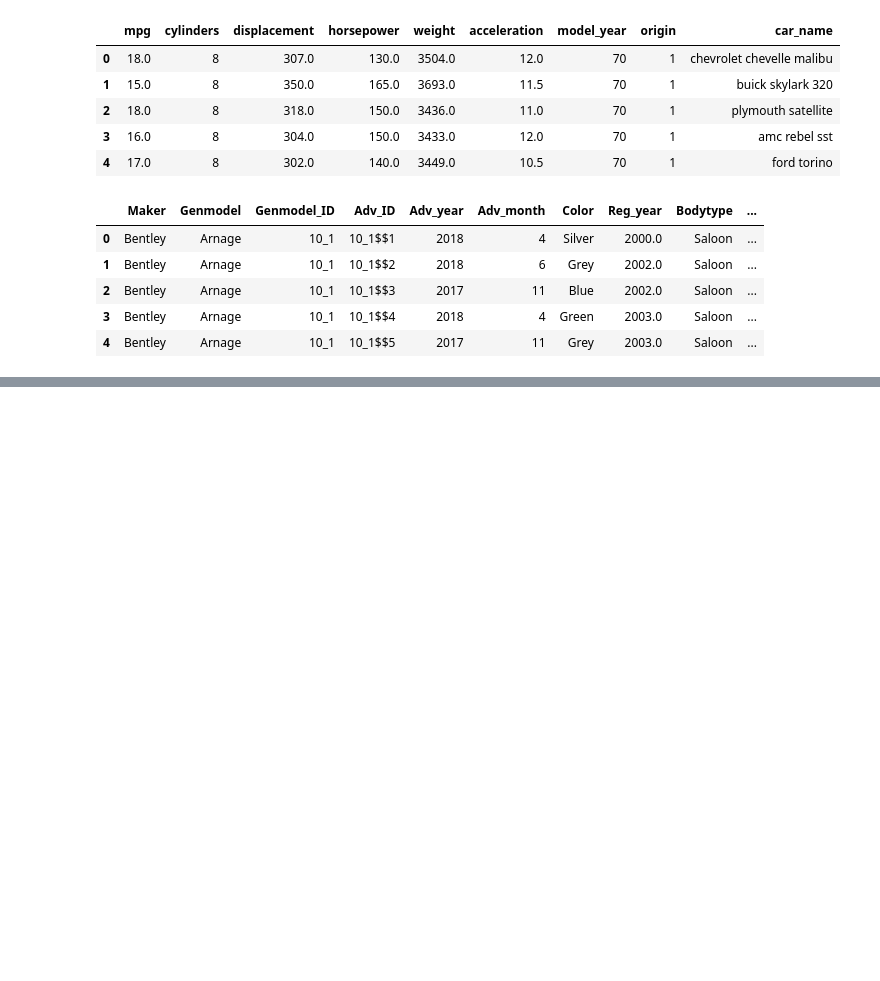
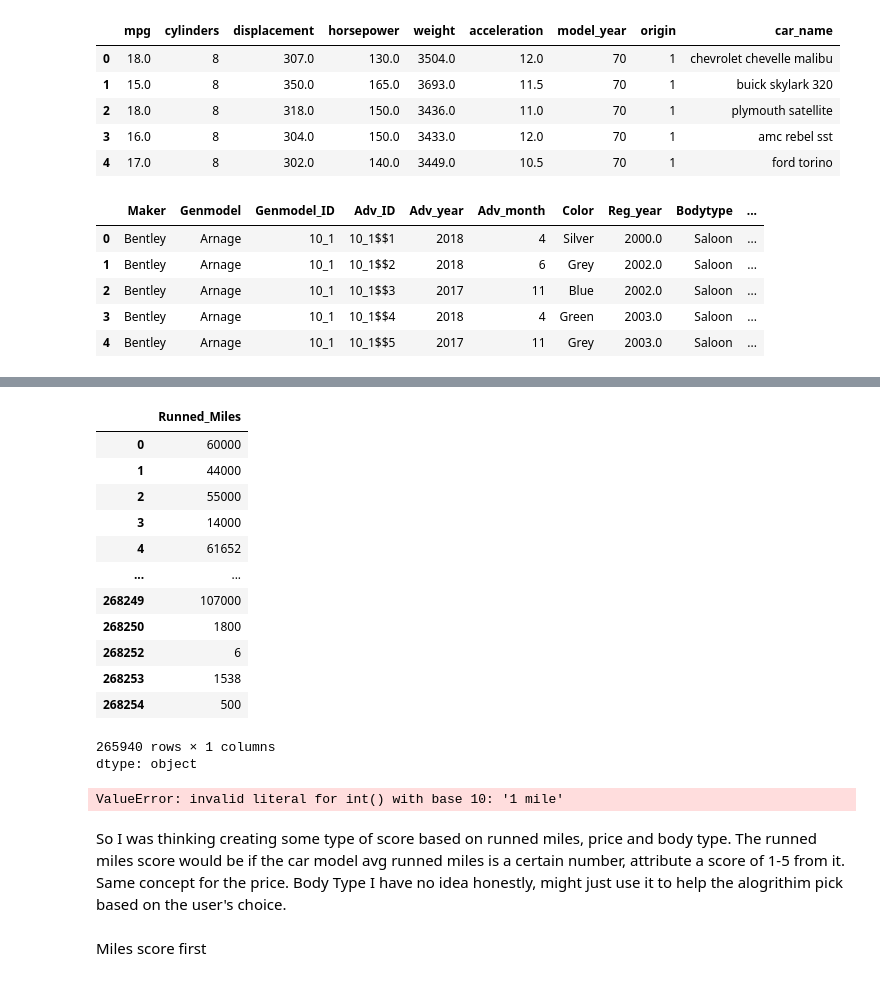
Before and after one commit to gKorada/PythonNotebooks, a Jupyter notebook: Car_Recommender.ipynb, the cells around one changed output, grey strips where cells are left out. Cells and saved outputs as stored; diff of their text form; code cells hidden in the pictures; blank space fills up the shorter version.

```diff
--- a/Car_Recommender.ipynb
+++ b/Car_Recommender.ipynb
@@ -100,0 +125,4 @@ car_copy.head()
+# %%
+car_copy.dropna(inplace = True)
+
+car_copy.isna().sum()
@@ -100,0 +140,26 @@ car_copy.head()
+# %%
+car_copy['Runned_Miles']
+# %% [output]
+|  | Runned_Miles |
+| 0 | 60000 |
+| 1 | 44000 |
+| 2 | 55000 |
+| 3 | 14000 |
+| 4 | 61652 |
+| ... | ... |
+| 268249 | 107000 |
+| 268250 | 1800 |
+| 268252 | 6 |
+| 268253 | 1538 |
+| 268254 | 500 |
+265940 rows × 1 columns
+dtype: object
+# %%
+car_copy['Runned_Miles'] = car_copy['Runned_Miles'].astype(int)
+car_copy['Price'] = car_copy['Price'].astype(int)
+# %% [output]
+ValueError: invalid literal for int() with base 10: '1 mile'
+# %% [markdown]
+So I was thinking creating some type of score based on runned miles, price and body type. The runned miles score would be if the car model avg runned miles is a certain number, attribute a score of 1-5 from it. Same concept for the price. Body Type I have no idea honestly, might just use it to help the alogrithim pick based on the user's choice.
+# %% [markdown]
+Miles score first
```
Also changed, not shown: parts of 9 cells of this notebook.
